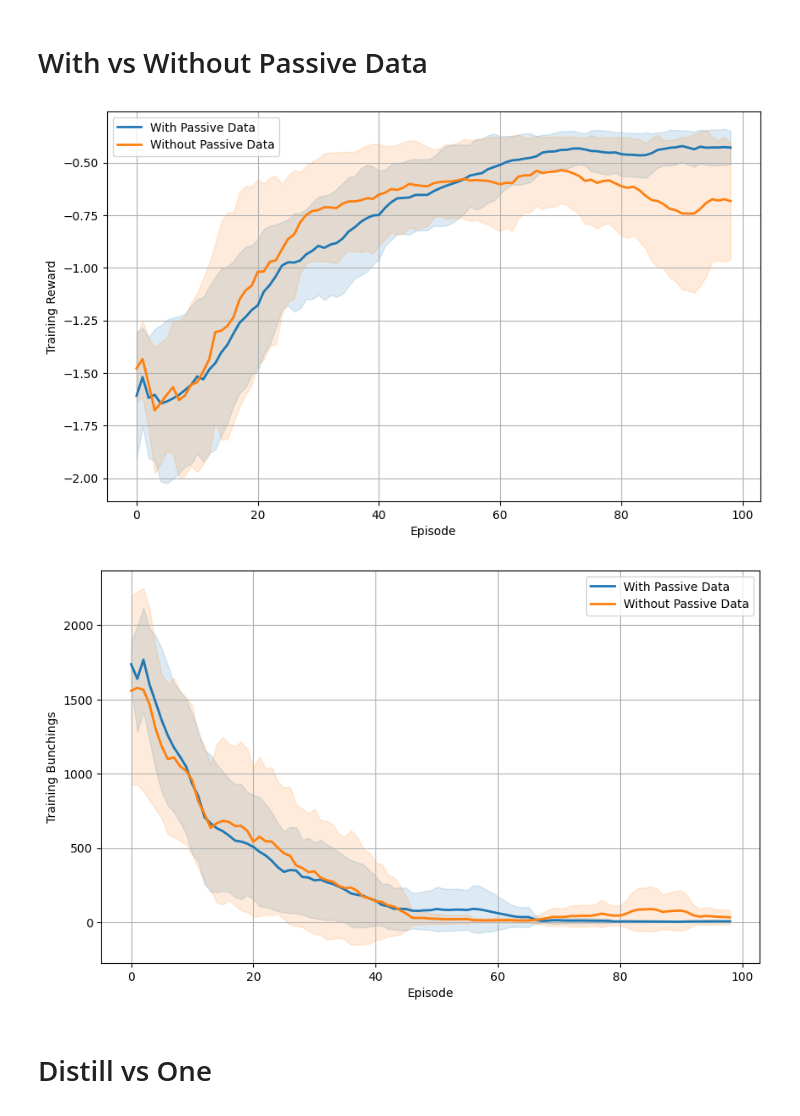
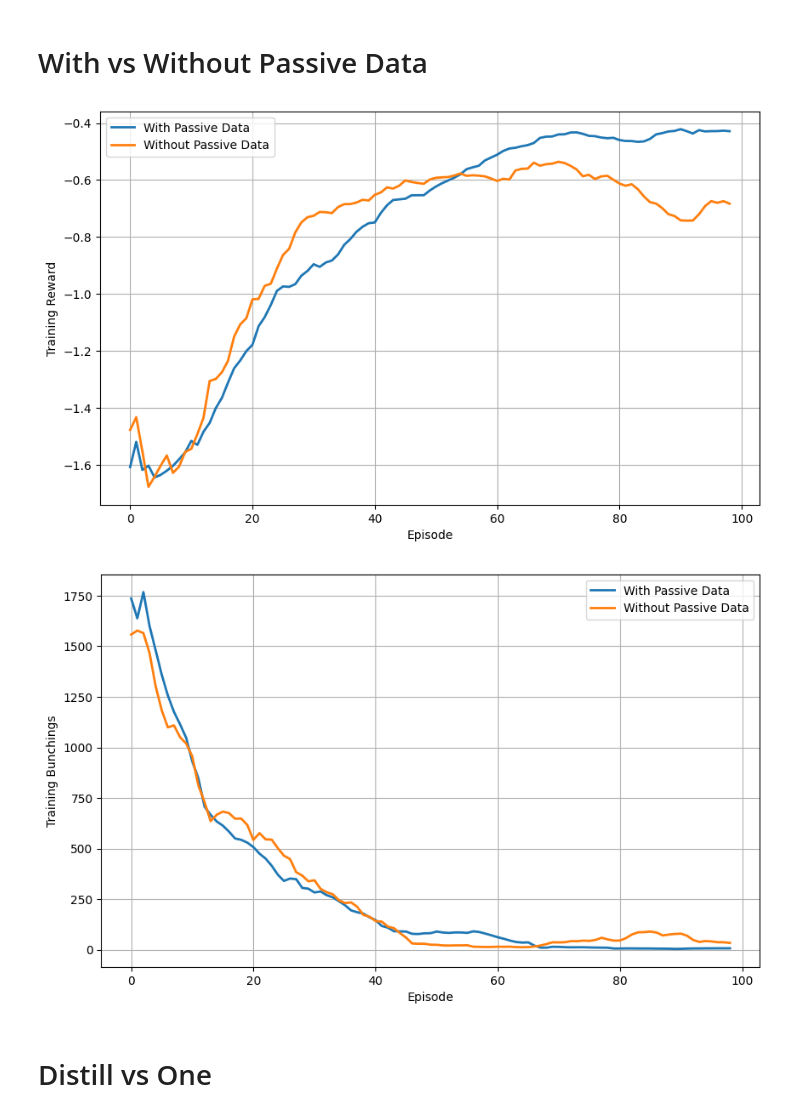
Before and after one commit to bonny2016/marl-bus-control, a Jupyter notebook: plot-final.ipynb, the cells around one changed output. Saved outputs shown, nothing was run; the diff lists cells and outputs as text; code cells hidden in the pictures.

Commit message:
plot

```diff
--- a/plot-final.ipynb
+++ b/plot-final.ipynb
@@ -101,22 +101,22 @@ def plot_data(datasets, field, labels, epoch_from=0, epoch_to=300,
 # %%
 # pattern_mine = './log/A_0_1CAAC_cross_att2all*.csv'
 # Example usage
 datasets = [
     {'pattern': './log_with_without_passive/A_0_1TD3_Distill2all*.csv'},
     {'pattern': './log_with_without_passive/A_0_1TD3_Distill_ActiveOnly2all*.csv'},
 ]
 labels = ["With Passive Data", "Without Passive Data"]
 
 # plot_rewards(datasets, labels, colors, epoch_from=0, epoch_to=300)
-plot_data(datasets, "reward", labels,  epoch_from=0, epoch_to=200, window_size=10, plot_shade=True, y_label='Training Reward')
+plot_data(datasets, "reward", labels,  epoch_from=0, epoch_to=200, window_size=10, plot_shade=False, y_label='Training Reward')
 
-plot_data(datasets, "bunching", labels,  epoch_from=0, epoch_to=200, window_size=10, plot_shade=True, y_label='Training Bunchings')
+plot_data(datasets, "bunching", labels,  epoch_from=0, epoch_to=200, window_size=10, plot_shade=False, y_label='Training Bunchings')
 
 # plot_reward(pattern_mine, pattern_original, "SMART-HOLD", "CAAC", 0, 100)
 # plot_bunching(pattern_mine, pattern_original, "SMART-HOLD", "CAAC", 0, 100)
 # %% [output]
-[figure, old version]
+[figure, new version]
-[figure, old version]
+[figure, new version]
 # %% [markdown]
 # Distill vs One
 # %%
```
Also changed, not shown: parts of 1 cell of this notebook, 1 other file.
